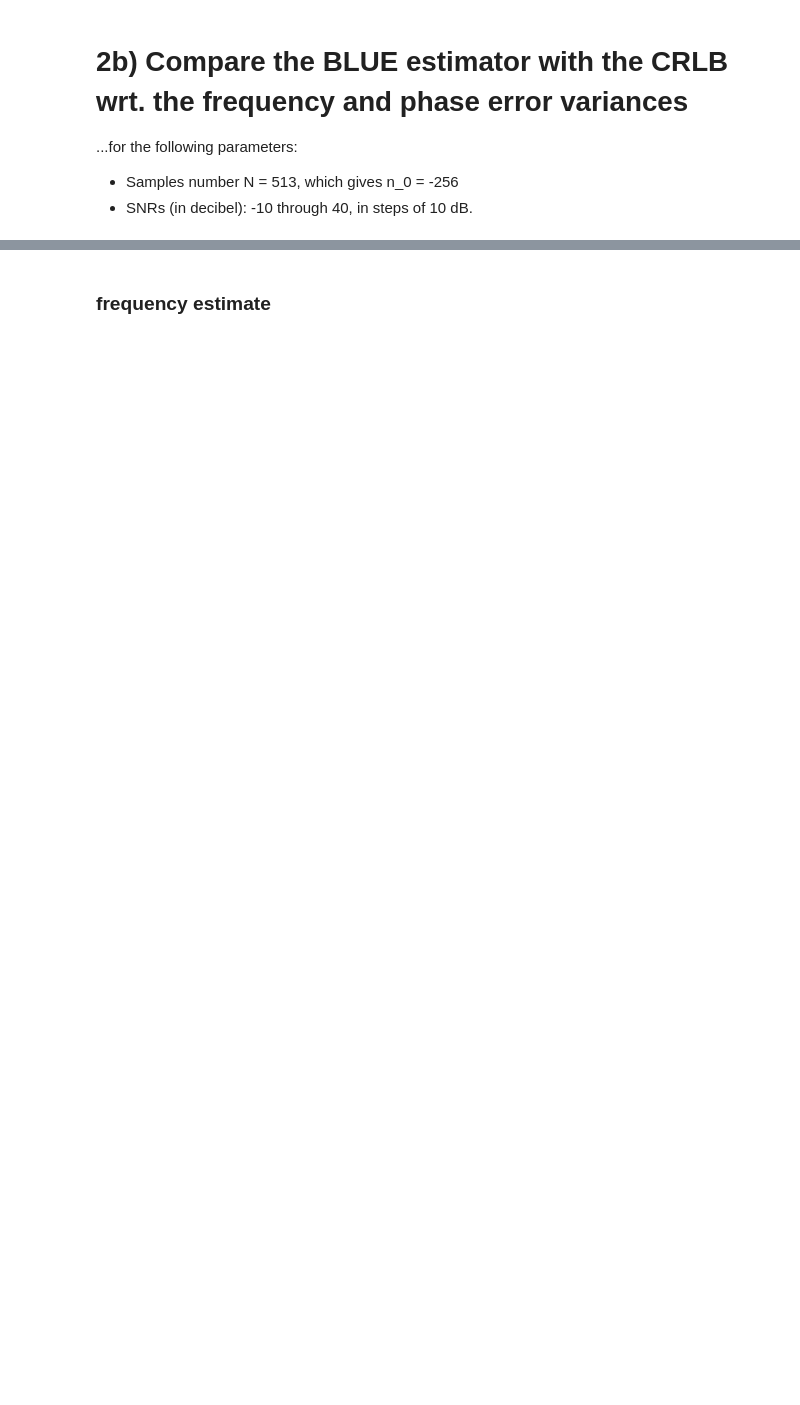
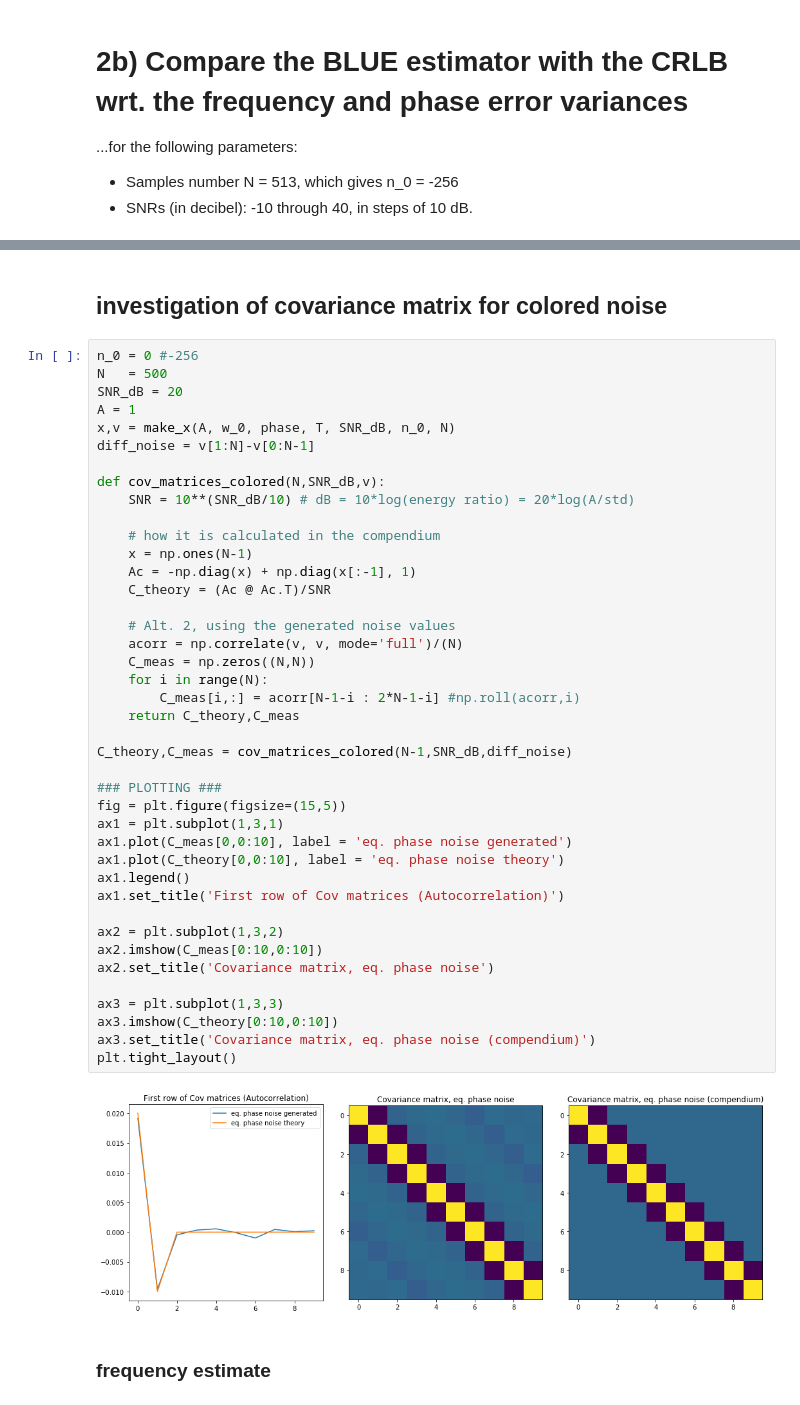
Before and after one commit to haavarn/estimation_project, a Jupyter notebook: BLUE.ipynb, the cells around one changed output, grey strips where cells are left out. Drawn from its saved outputs; the diff is of its cells as text; blank space fills up the shorter version.

```diff
--- a/BLUE.ipynb
+++ b/BLUE.ipynb
@@ -421,6 +421,51 @@ Note that there is no phase estimate directly available with this approach. Inst
 \begin{equation}
 \hat{\phi} = \angle \big[ e^{-i\hat{\omega} n_0 T} F(\hat{\omega}) \big]
 \end{equation}
+# %% [markdown]
+## investigation of covariance matrix for colored noise
+# %%
+n_0 = 0 #-256
+N   = 500
+SNR_dB = 20
+A = 1
+x,v = make_x(A, w_0, phase, T, SNR_dB, n_0, N)
+diff_noise = v[1:N]-v[0:N-1]
+
+def cov_matrices_colored(N,SNR_dB,v):
+    SNR = 10**(SNR_dB/10) # dB = 10*log(energy ratio) = 20*log(A/std)
+
+    # how it is calculated in the compendium
+    x = np.ones(N-1)
+    Ac = -np.diag(x) + np.diag(x[:-1], 1)
+    C_theory = (Ac @ Ac.T)/SNR
+
+    # Alt. 2, using the generated noise values
+    acorr = np.correlate(v, v, mode='full')/(N)
+    C_meas = np.zeros((N,N))
+    for i in range(N):
+        C_meas[i,:] = acorr[N-1-i : 2*N-1-i] #np.roll(acorr,i)
+    return C_theory,C_meas
+
+C_theory,C_meas = cov_matrices_colored(N-1,SNR_dB,diff_noise)
+
+### PLOTTING ###
+fig = plt.figure(figsize=(15,5))
+ax1 = plt.subplot(1,3,1)
+ax1.plot(C_meas[0,0:10], label = 'eq. phase noise generated')
+ax1.plot(C_theory[0,0:10], label = 'eq. phase noise theory')
+ax1.legend()
+ax1.set_title('First row of Cov matrices (Autocorrelation)')
+
+ax2 = plt.subplot(1,3,2)
+ax2.imshow(C_meas[0:10,0:10])
+ax2.set_title('Covariance matrix, eq. phase noise')
+
+ax3 = plt.subplot(1,3,3)
+ax3.imshow(C_theory[0:10,0:10])
+ax3.set_title('Covariance matrix, eq. phase noise (compendium)')
+plt.tight_layout()
+# %% [output]
+[figure, added]
 # %% [markdown]
 ### frequency estimate
 # %%
```
Also changed, not shown: parts of 10 cells of this notebook.
